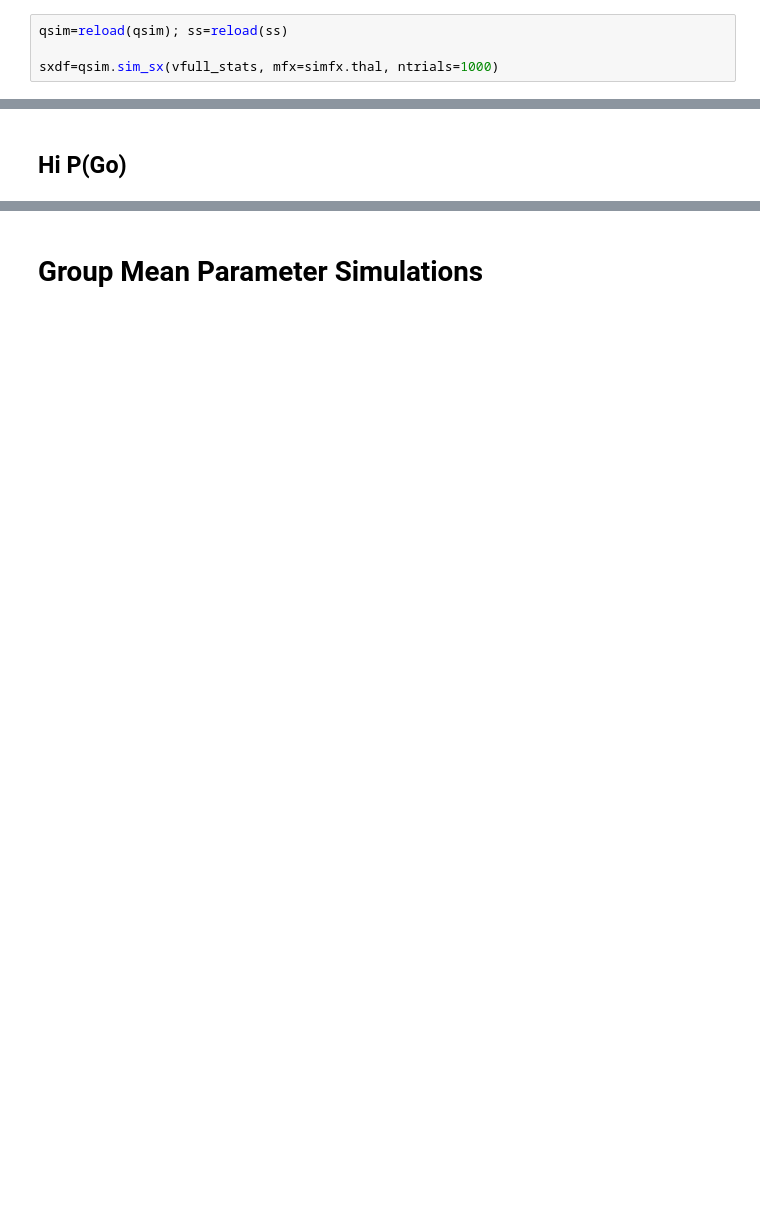
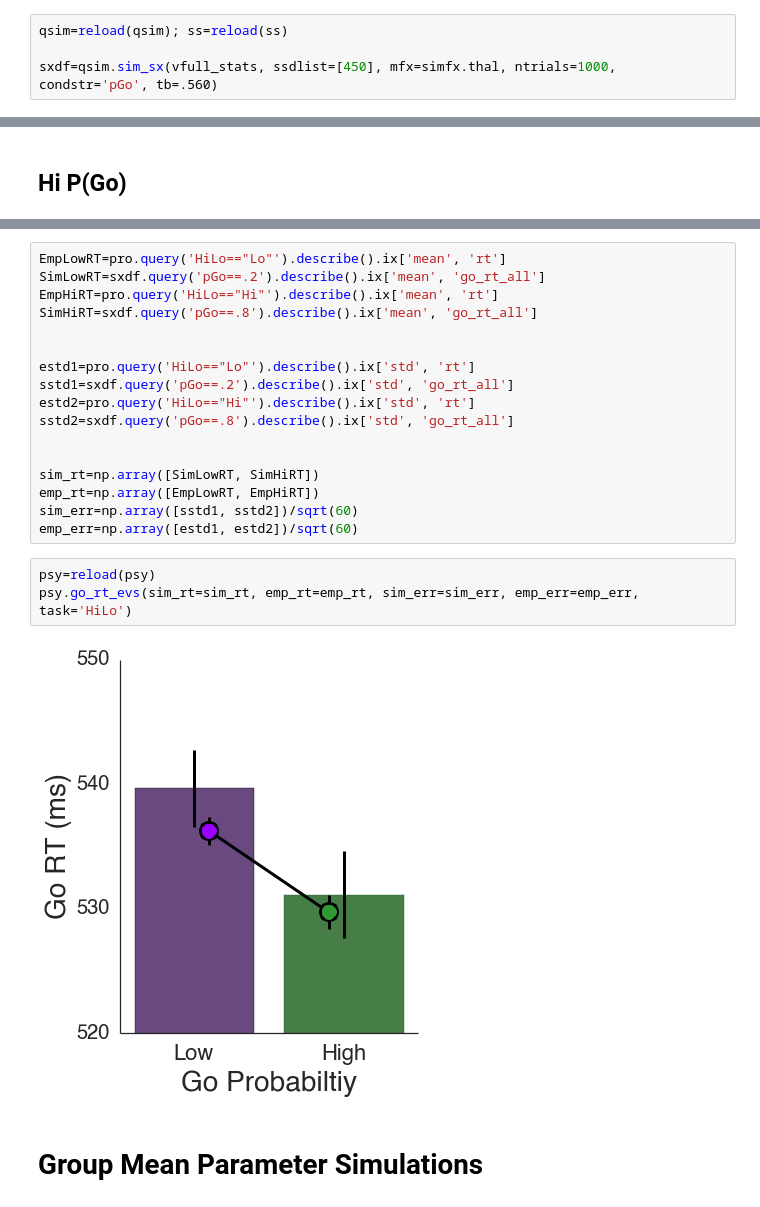
Before and after one commit to dunovank/pynb, a Jupyter notebook: hddm-to-radd simulations.ipynb, the cells around one changed output, grey strips where cells are left out. Saved outputs shown, nothing was run; the diff lists cells and outputs as text; blank space fills up the shorter version.

```diff
--- a/hddm-to-radd simulations.ipynb
+++ b/hddm-to-radd simulations.ipynb
@@ -16,7 +16,7 @@ vfull_stats=pd.read_csv(pth+"CoAx/SS/HDDM/Proactive/vfull_sx/vfull_HiLo_550_SxSt
 # %%
 qsim=reload(qsim); ss=reload(ss)
 
-sxdf=qsim.sim_sx(vfull_stats, mfx=simfx.thal, ntrials=1000)
+sxdf=qsim.sim_sx(vfull_stats, ssdlist=[450], mfx=simfx.thal, ntrials=1000, condstr='pGo', tb=.560)
 # %% [markdown]
 ## Low P(Go)
 # %%
@@ -28,3 +48,25 @@ sxdf.query('PGo==0.2').describe()
+# %%
+EmpLowRT=pro.query('HiLo=="Lo"').describe().ix['mean', 'rt']
+SimLowRT=sxdf.query('pGo==.2').describe().ix['mean', 'go_rt_all']
+EmpHiRT=pro.query('HiLo=="Hi"').describe().ix['mean', 'rt']
+SimHiRT=sxdf.query('pGo==.8').describe().ix['mean', 'go_rt_all']
+
+
+estd1=pro.query('HiLo=="Lo"').describe().ix['std', 'rt']
+sstd1=sxdf.query('pGo==.2').describe().ix['std', 'go_rt_all']
+estd2=pro.query('HiLo=="Hi"').describe().ix['std', 'rt']
+sstd2=sxdf.query('pGo==.8').describe().ix['std', 'go_rt_all']
+
+
+sim_rt=np.array([SimLowRT, SimHiRT])
+emp_rt=np.array([EmpLowRT, EmpHiRT])
+sim_err=np.array([sstd1, sstd2])/sqrt(60)
+emp_err=np.array([estd1, estd2])/sqrt(60)
+# %%
+psy=reload(psy)
+psy.go_rt_evs(sim_rt=sim_rt, emp_rt=emp_rt, sim_err=sim_err, emp_err=emp_err, task='HiLo')
+# %% [output]
+[figure, added]
 # %% [markdown]
 # Group Mean Parameter Simulations
 # %%
```
Also changed, not shown: parts of 4 cells of this notebook, 1 other file.
